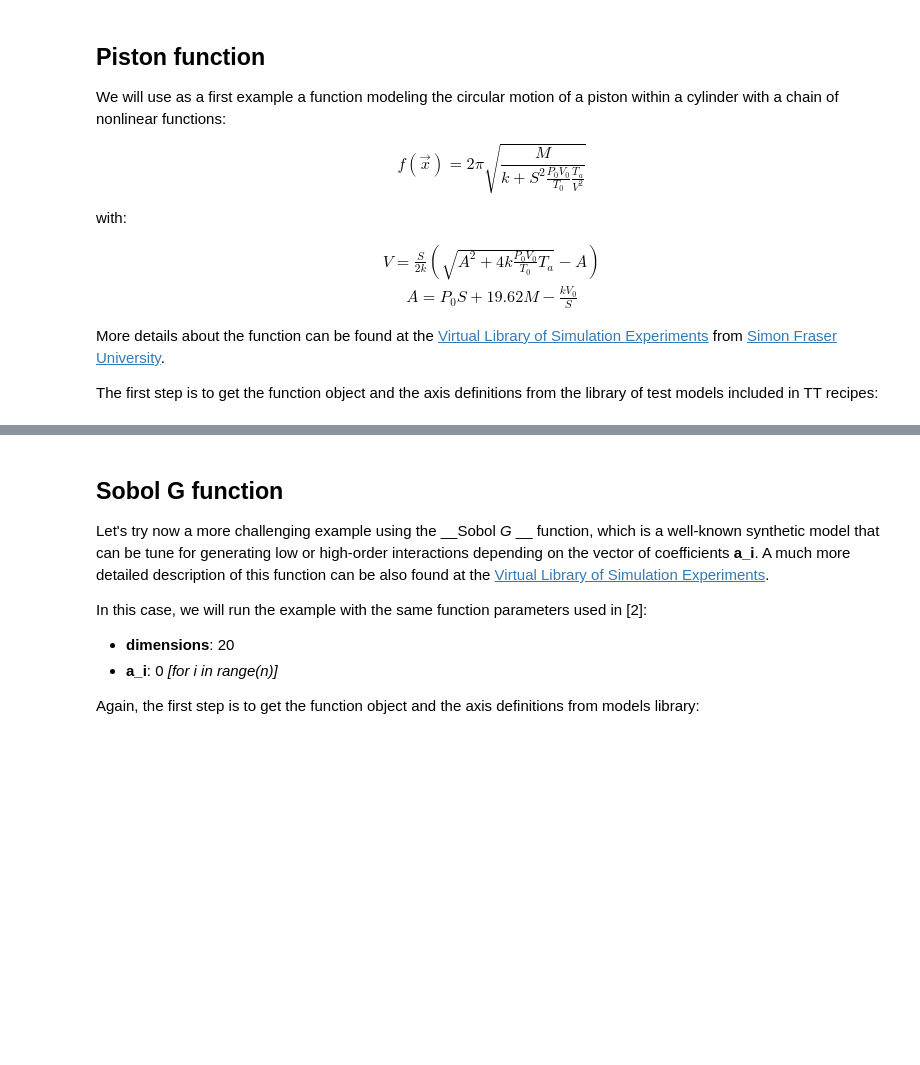
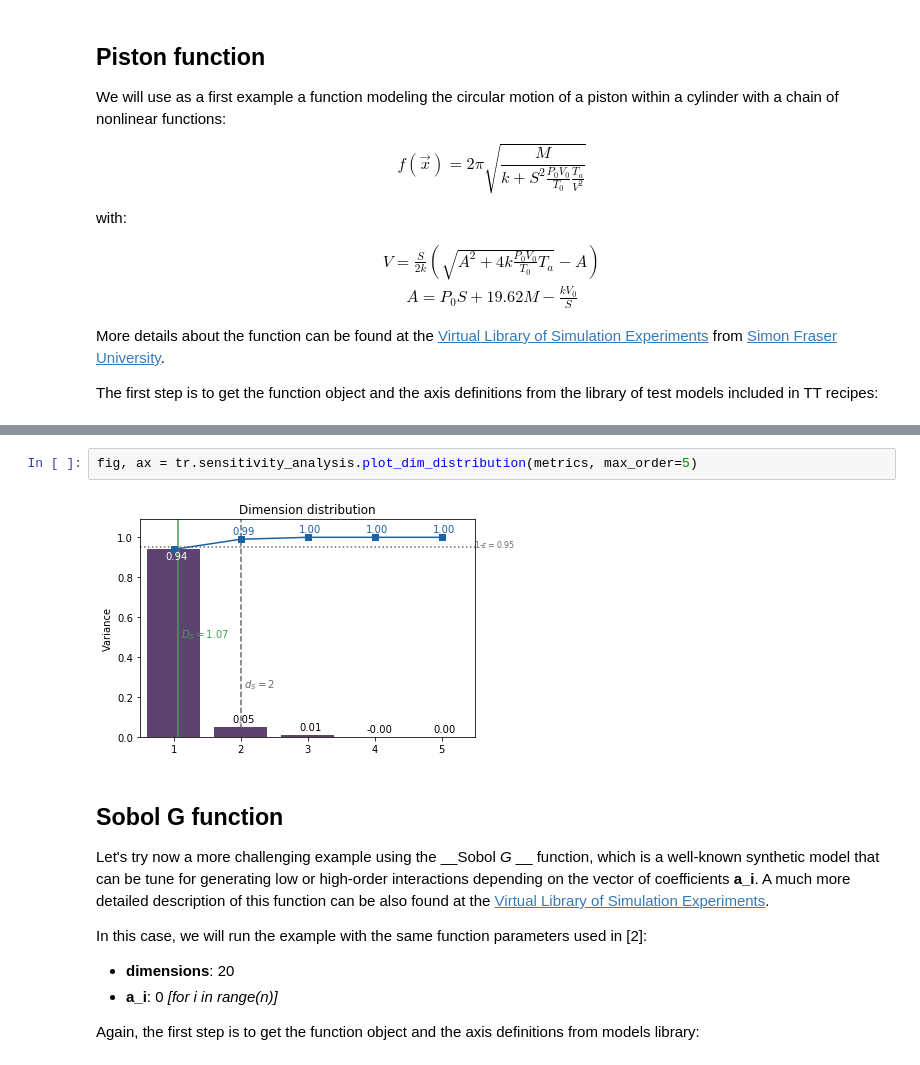
Before and after one commit to rballester/ttrecipes, a Jupyter notebook: examples/sensitivity_analysis/Sensitivity Analysis Examples.ipynb, the cells around one changed output, grey strips where cells are left out. Saved outputs shown, nothing was run; the diff lists cells and outputs as text; blank space fills up the shorter version.

```diff
--- a/examples/sensitivity_analysis/Sensitivity Analysis Examples.ipynb
+++ b/examples/sensitivity_analysis/Sensitivity Analysis Examples.ipynb
@@ -93,3 +263,7 @@ results = tr.sensitivity_analysis.var_metrics(
+# %%
+fig, ax = tr.sensitivity_analysis.plot_dim_distribution(metrics, max_order=5)
+# %% [output]
+[figure, added]
 # %% [markdown]
 ## Sobol __G__ function
 
```
Also changed, not shown: parts of 28 cells of this notebook, 21 other files.
